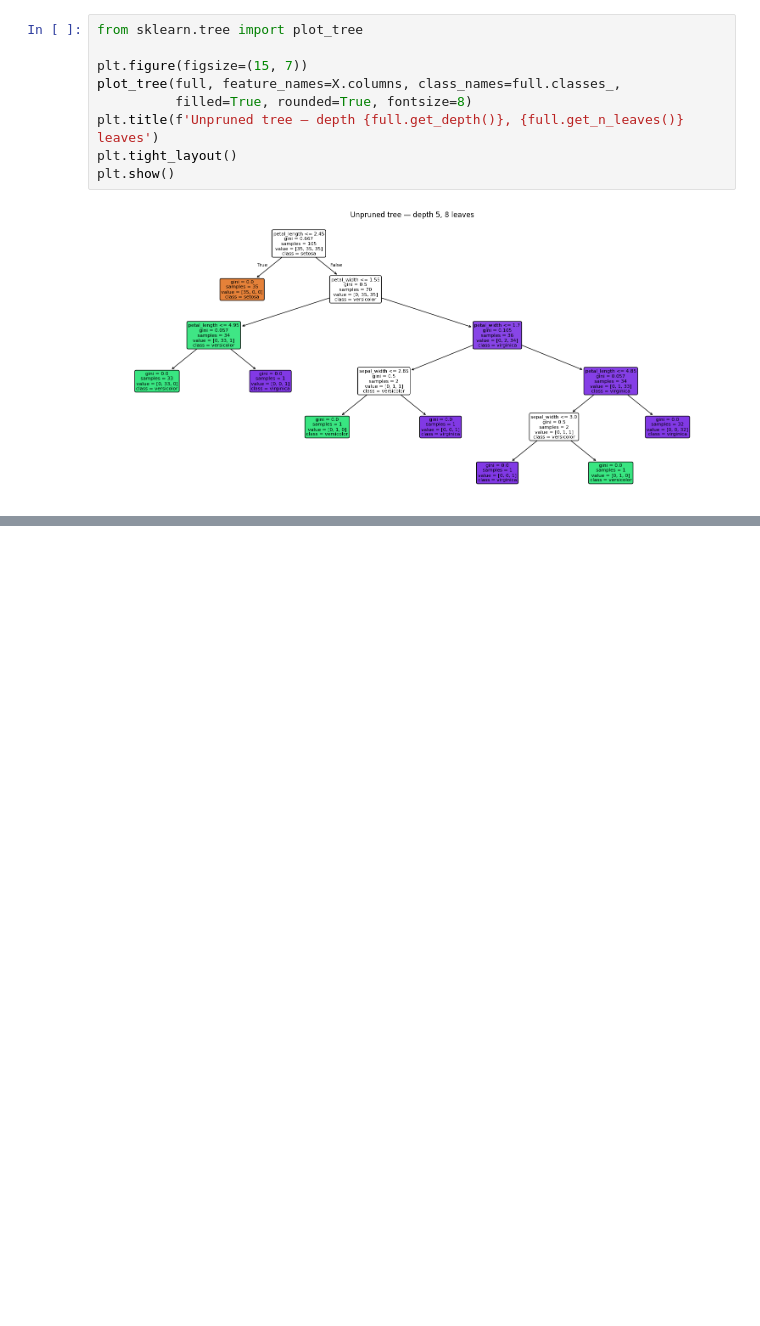
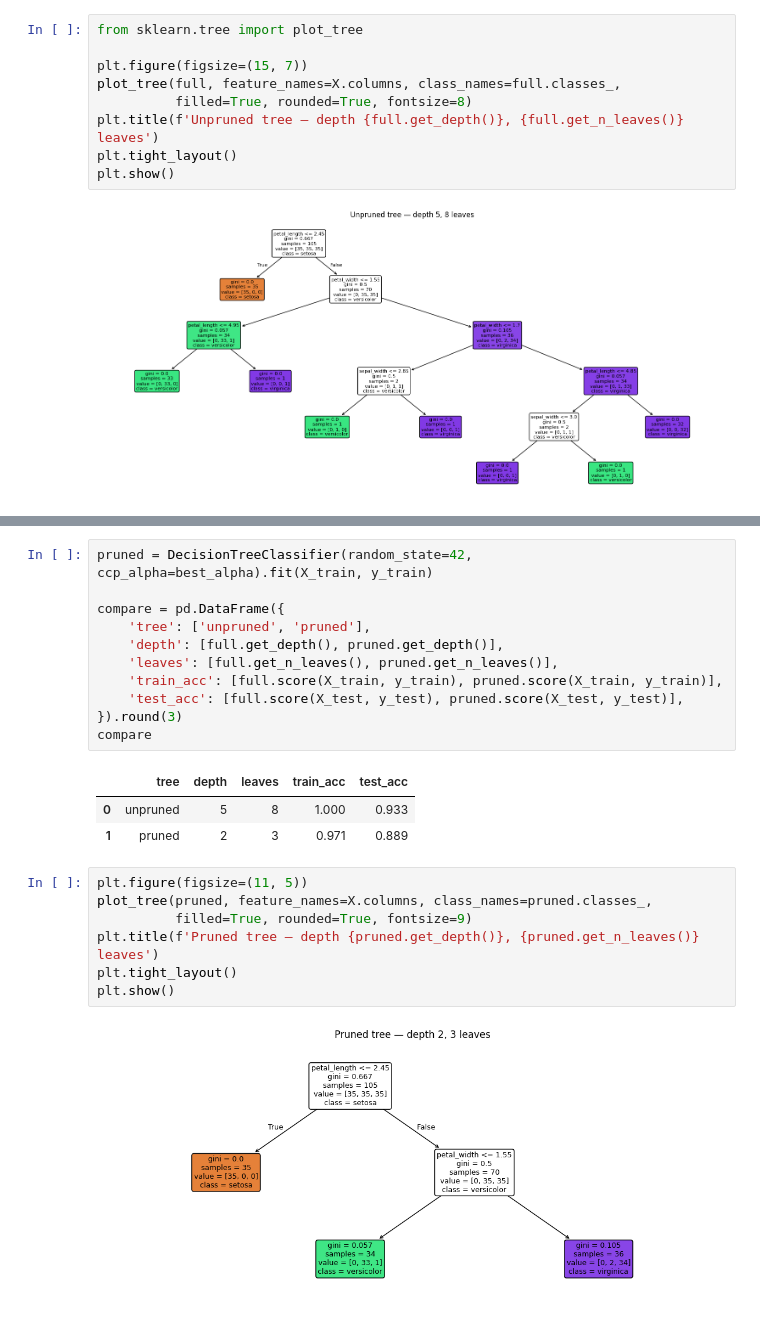
Before and after one commit to meherabmehu/ml-internship-codveda, a Jupyter notebook: level-2-intermediate/02_decision_tree_iris.ipynb, the cells around one changed output, grey strips where cells are left out. Cells and saved outputs as stored; diff of their text form; blank space fills up the shorter version.

```diff
--- a/level-2-intermediate/02_decision_tree_iris.ipynb
+++ b/level-2-intermediate/02_decision_tree_iris.ipynb
@@ -92,0 +127,24 @@ plt.show()
+# %%
+pruned = DecisionTreeClassifier(random_state=42, ccp_alpha=best_alpha).fit(X_train, y_train)
+
+compare = pd.DataFrame({
+    'tree': ['unpruned', 'pruned'],
+    'depth': [full.get_depth(), pruned.get_depth()],
+    'leaves': [full.get_n_leaves(), pruned.get_n_leaves()],
+    'train_acc': [full.score(X_train, y_train), pruned.score(X_train, y_train)],
+    'test_acc': [full.score(X_test, y_test), pruned.score(X_test, y_test)],
+}).round(3)
+compare
+# %% [output]
+|  | tree | depth | leaves | train_acc | test_acc |
+| 0 | unpruned | 5 | 8 | 1.000 | 0.933 |
+| 1 | pruned | 2 | 3 | 0.971 | 0.889 |
+# %%
+plt.figure(figsize=(11, 5))
+plot_tree(pruned, feature_names=X.columns, class_names=pruned.classes_,
+          filled=True, rounded=True, fontsize=9)
+plt.title(f'Pruned tree — depth {pruned.get_depth()}, {pruned.get_n_leaves()} leaves')
+plt.tight_layout()
+plt.show()
+# %% [output]
+[figure, added]
```
Also changed, not shown: parts of 3 cells of this notebook.
